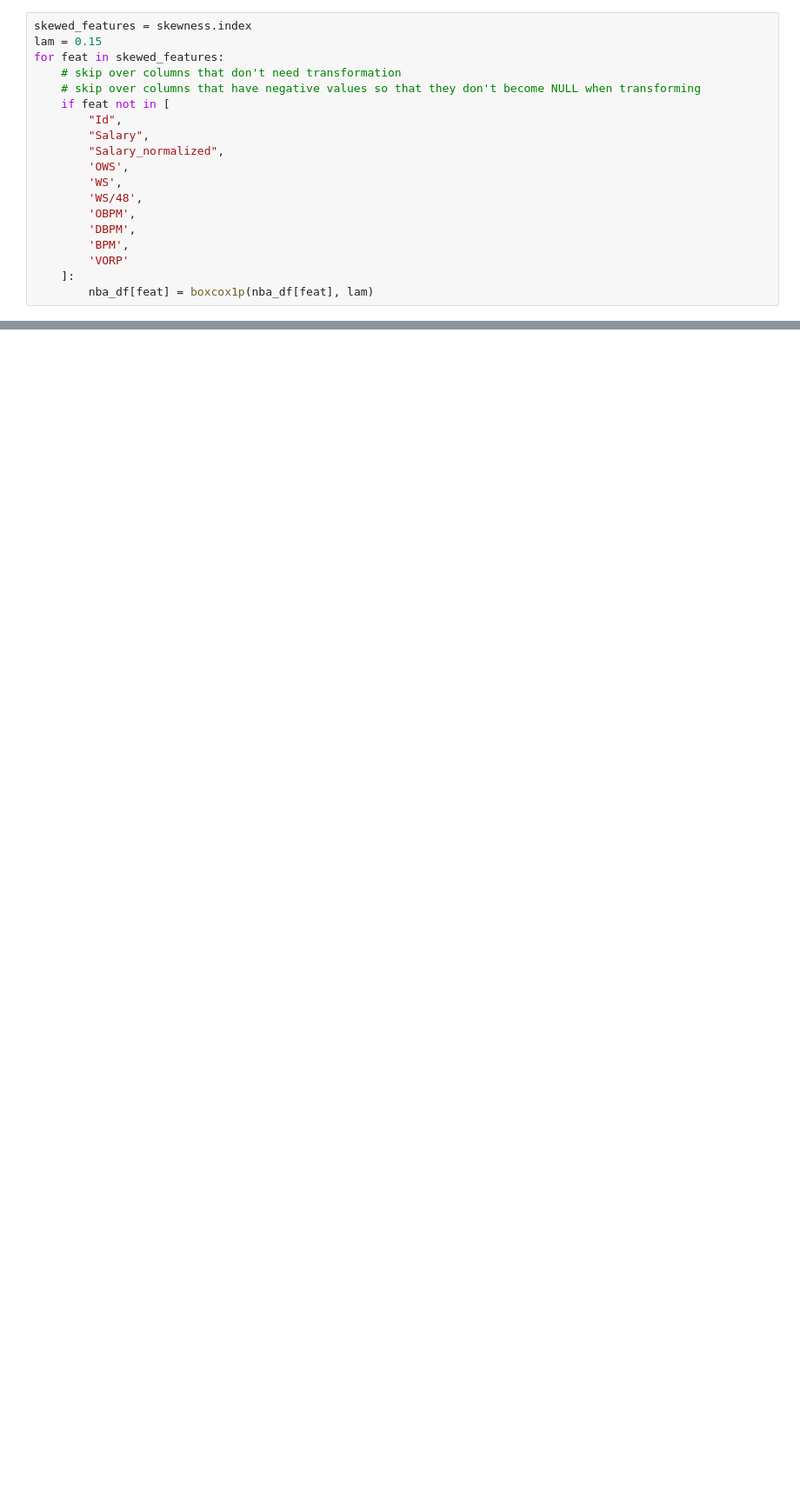
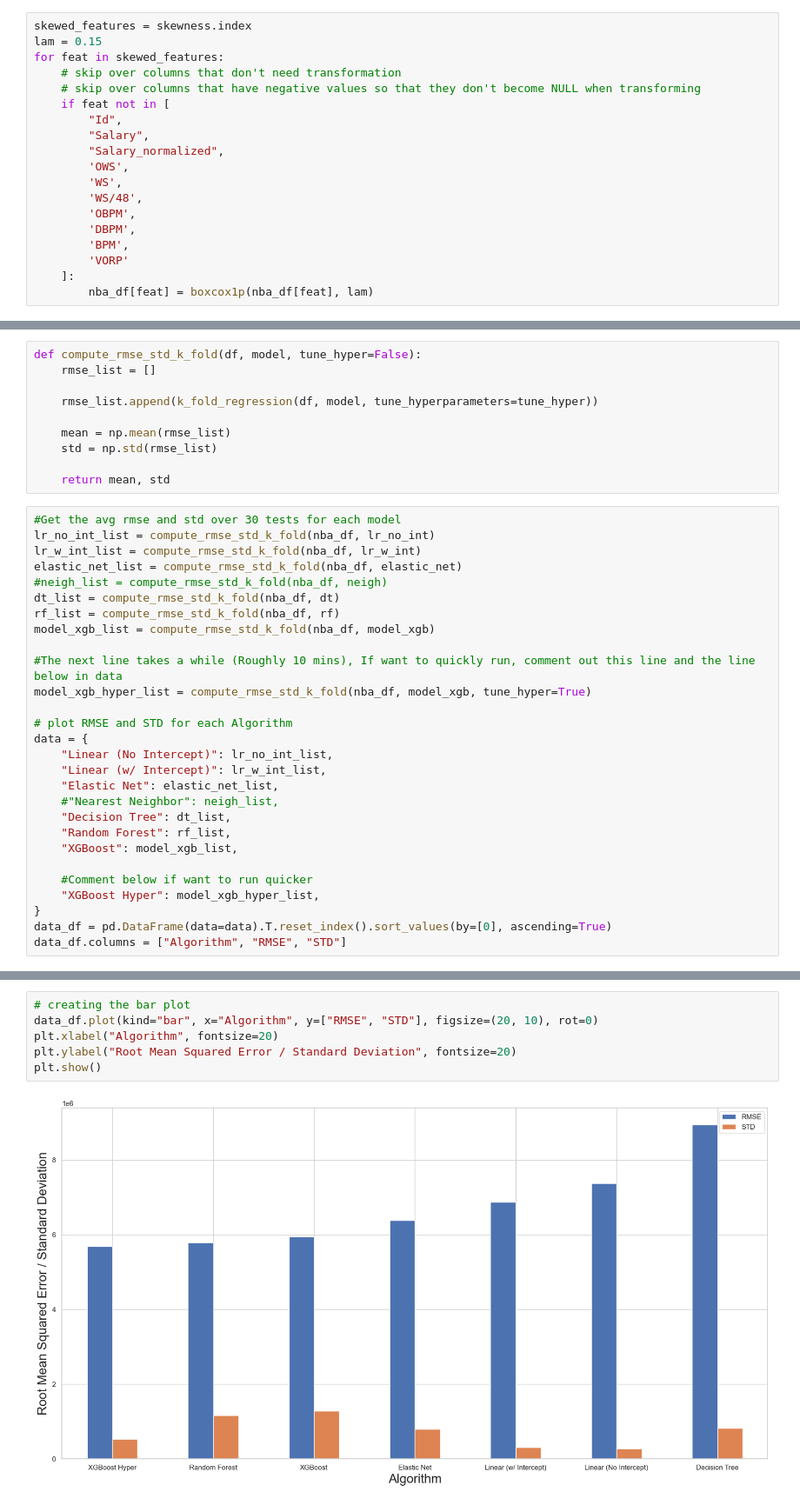
Before and after one commit to GabrielKrishnadasan/COMP352FinalProject, a Jupyter notebook: old_final_project.ipynb, the cells around one changed output, grey strips where cells are left out. Shown at 87% size. Cells and saved outputs as stored; diff of their text form; blank space fills up the shorter version.

```diff
--- a/old_final_project.ipynb
+++ b/old_final_project.ipynb
@@ -310,0 +638,38 @@ for i in range(0, len(null_columns)):
+# %%
+def compute_rmse_std_k_fold(df, model, tune_hyper=False):
+    rmse_list = []
+
+    rmse_list.append(k_fold_regression(df, model, tune_hyperparameters=tune_hyper))
+
+    mean = np.mean(rmse_list)
+    std = np.std(rmse_list)
+
+    return mean, std
+# %%
+#Get the avg rmse and std over 30 tests for each model
+lr_no_int_list = compute_rmse_std_k_fold(nba_df, lr_no_int)
+lr_w_int_list = compute_rmse_std_k_fold(nba_df, lr_w_int)
+elastic_net_list = compute_rmse_std_k_fold(nba_df, elastic_net)
+#neigh_list = compute_rmse_std_k_fold(nba_df, neigh)
+dt_list = compute_rmse_std_k_fold(nba_df, dt)
+rf_list = compute_rmse_std_k_fold(nba_df, rf)
+model_xgb_list = compute_rmse_std_k_fold(nba_df, model_xgb)
+
+#The next line takes a while (Roughly 10 mins), If want to quickly run, comment out this line and the line below in data
+model_xgb_hyper_list = compute_rmse_std_k_fold(nba_df, model_xgb, tune_hyper=True)
+
+# plot RMSE and STD for each Algorithm
+data = {
+    "Linear (No Intercept)": lr_no_int_list,
+    "Linear (w/ Intercept)": lr_w_int_list,
+    "Elastic Net": elastic_net_list,
+    #"Nearest Neighbor": neigh_list,
+    "Decision Tree": dt_list,
+    "Random Forest": rf_list,
+    "XGBoost": model_xgb_list,
+
+    #Comment below if want to run quicker
+    "XGBoost Hyper": model_xgb_hyper_list,
+}
+data_df = pd.DataFrame(data=data).T.reset_index().sort_values(by=[0], ascending=True)
+data_df.columns = ["Algorithm", "RMSE", "STD"]
@@ -310,0 +690,8 @@ for i in range(0, len(null_columns)):
+# %%
+# creating the bar plot
+data_df.plot(kind="bar", x="Algorithm", y=["RMSE", "STD"], figsize=(20, 10), rot=0)
+plt.xlabel("Algorithm", fontsize=20)
+plt.ylabel("Root Mean Squared Error / Standard Deviation", fontsize=20)
+plt.show()
+# %% [output]
+[figure, added]
```
Also changed, not shown: parts of 48 cells of this notebook.
